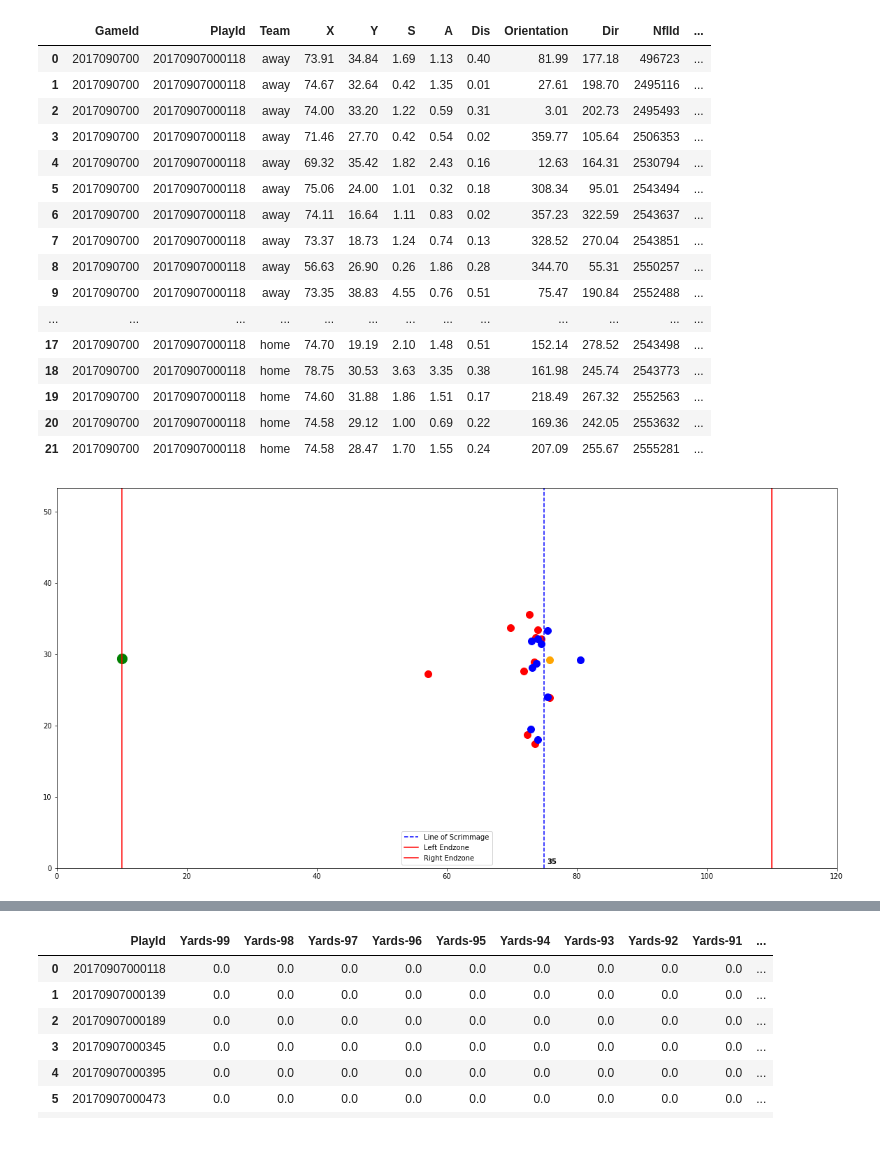
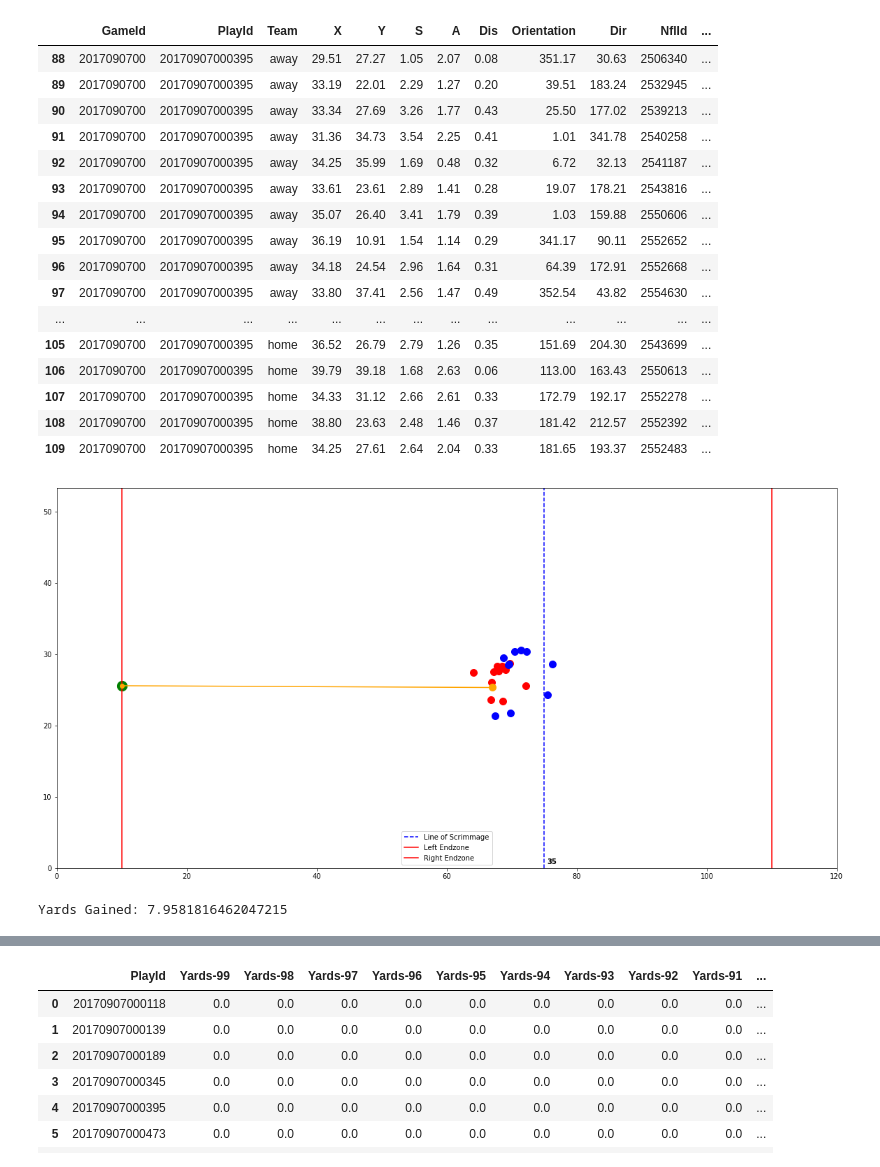
Before and after one commit to shonepatil/HDSI-NFL-Project, a Jupyter notebook: Basic Pursuit Vector-V2.ipynb, the cells around one changed output, grey strips where cells are left out. Cells and saved outputs as stored; diff of their text form; code cells hidden in the pictures.

```diff
--- a/Basic Pursuit Vector-V2.ipynb
+++ b/Basic Pursuit Vector-V2.ipynb
@@ -146,25 +177,25 @@ class Player:
         return self.ID == self.rush_ID
 # %%
 pd.set_option('display.max_columns', None)
-df[df['PlayId'] == 20170907000118]#20181230154157 20170907000118 20170907000395
+df[df['PlayId'] == 20170907000395]#20181230154157 20170907000118 20170907000395 20170910003296
 # %% [output]
 |  | GameId | PlayId | Team | X | Y | S | A | Dis | Orientation | Dir | NflId | ... |
-| 0 | 2017090700 | 20170907000118 | away | 73.91 | 34.84 | 1.69 | 1.13 | 0.40 | 81.99 | 177.18 | 496723 | ... |
-| 1 | 2017090700 | 20170907000118 | away | 74.67 | 32.64 | 0.42 | 1.35 | 0.01 | 27.61 | 198.70 | 2495116 | ... |
-| 2 | 2017090700 | 20170907000118 | away | 74.00 | 33.20 | 1.22 | 0.59 | 0.31 | 3.01 | 202.73 | 2495493 | ... |
-| 3 | 2017090700 | 20170907000118 | away | 71.46 | 27.70 | 0.42 | 0.54 | 0.02 | 359.77 | 105.64 | 2506353 | ... |
-| 4 | 2017090700 | 20170907000118 | away | 69.32 | 35.42 | 1.82 | 2.43 | 0.16 | 12.63 | 164.31 | 2530794 | ... |
-| 5 | 2017090700 | 20170907000118 | away | 75.06 | 24.00 | 1.01 | 0.32 | 0.18 | 308.34 | 95.01 | 2543494 | ... |
-| 6 | 2017090700 | 20170907000118 | away | 74.11 | 16.64 | 1.11 | 0.83 | 0.02 | 357.23 | 322.59 | 2543637 | ... |
-| 7 | 2017090700 | 20170907000118 | away | 73.37 | 18.73 | 1.24 | 0.74 | 0.13 | 328.52 | 270.04 | 2543851 | ... |
-| 8 | 2017090700 | 20170907000118 | away | 56.63 | 26.90 | 0.26 | 1.86 | 0.28 | 344.70 | 55.31 | 2550257 | ... |
-| 9 | 2017090700 | 20170907000118 | away | 73.35 | 38.83 | 4.55 | 0.76 | 0.51 | 75.47 | 190.84 | 2552488 | ... |
+| 88 | 2017090700 | 20170907000395 | away | 29.51 | 27.27 | 1.05 | 2.07 | 0.08 | 351.17 | 30.63 | 2506340 | ... |
+| 89 | 2017090700 | 20170907000395 | away | 33.19 | 22.01 | 2.29 | 1.27 | 0.20 | 39.51 | 183.24 | 2532945 | ... |
+| 90 | 2017090700 | 20170907000395 | away | 33.34 | 27.69 | 3.26 | 1.77 | 0.43 | 25.50 | 177.02 | 2539213 | ... |
+| 91 | 2017090700 | 20170907000395 | away | 31.36 | 34.73 | 3.54 | 2.25 | 0.41 | 1.01 | 341.78 | 2540258 | ... |
+| 92 | 2017090700 | 20170907000395 | away | 34.25 | 35.99 | 1.69 | 0.48 | 0.32 | 6.72 | 32.13 | 2541187 | ... |
+| 93 | 2017090700 | 20170907000395 | away | 33.61 | 23.61 | 2.89 | 1.41 | 0.28 | 19.07 | 178.21 | 2543816 | ... |
+| 94 | 2017090700 | 20170907000395 | away | 35.07 | 26.40 | 3.41 | 1.79 | 0.39 | 1.03 | 159.88 | 2550606 | ... |
+| 95 | 2017090700 | 20170907000395 | away | 36.19 | 10.91 | 1.54 | 1.14 | 0.29 | 341.17 | 90.11 | 2552652 | ... |
+| 96 | 2017090700 | 20170907000395 | away | 34.18 | 24.54 | 2.96 | 1.64 | 0.31 | 64.39 | 172.91 | 2552668 | ... |
+| 97 | 2017090700 | 20170907000395 | away | 33.80 | 37.41 | 2.56 | 1.47 | 0.49 | 352.54 | 43.82 | 2554630 | ... |
 | ... | ... | ... | ... | ... | ... | ... | ... | ... | ... | ... | ... | ... |
-| 17 | 2017090700 | 20170907000118 | home | 74.70 | 19.19 | 2.10 | 1.48 | 0.51 | 152.14 | 278.52 | 2543498 | ... |
-| 18 | 2017090700 | 20170907000118 | home | 78.75 | 30.53 | 3.63 | 3.35 | 0.38 | 161.98 | 245.74 | 2543773 | ... |
-| 19 | 2017090700 | 20170907000118 | home | 74.60 | 31.88 | 1.86 | 1.51 | 0.17 | 218.49 | 267.32 | 2552563 | ... |
-| 20 | 2017090700 | 20170907000118 | home | 74.58 | 29.12 | 1.00 | 0.69 | 0.22 | 169.36 | 242.05 | 2553632 | ... |
-| 21 | 2017090700 | 20170907000118 | home | 74.58 | 28.47 | 1.70 | 1.55 | 0.24 | 207.09 | 255.67 | 2555281 | ... |
+| 105 | 2017090700 | 20170907000395 | home | 36.52 | 26.79 | 2.79 | 1.26 | 0.35 | 151.69 | 204.30 | 2543699 | ... |
+| 106 | 2017090700 | 20170907000395 | home | 39.79 | 39.18 | 1.68 | 2.63 | 0.06 | 113.00 | 163.43 | 2550613 | ... |
+| 107 | 2017090700 | 20170907000395 | home | 34.33 | 31.12 | 2.66 | 2.61 | 0.33 | 172.79 | 192.17 | 2552278 | ... |
+| 108 | 2017090700 | 20170907000395 | home | 38.80 | 23.63 | 2.48 | 1.46 | 0.37 | 181.42 | 212.57 | 2552392 | ... |
+| 109 | 2017090700 | 20170907000395 | home | 34.25 | 27.61 | 2.64 | 2.04 | 0.33 | 181.65 | 193.37 | 2552483 | ... |
 # %%
 class Play:
     def __init__(self, play_ID, increment):
@@ -219,6 +250,8 @@ class Play:
         # plot target location for rusher
         plt.scatter(self.rusher.target_x, self.rusher.target_y, s = 200, color = 'Green')
 
+        plt.plot([self.rusher.x, self.rusher.target_x], [self.rusher.y, self.rusher.target_y], 'ro-', color = "Orange")
+
     def plot_rusher(self):
 
         self.setup_field()
@@ -256,6 +289,10 @@ class Play:
         self.rusher.set_target(None, defense)
         self.rusher.update()
 
+        for player in offense:
+            player.set_target(None, defense)
+            player.update()
+
         for player in defense:
             if player.tackle_attempted:
                 continue
@@ -267,44 +304,44 @@ class Play:
             if dist < 1.0:# tackle radius = 1.0 yards
                 player.tackle(self.rusher)
 
-        for player in offense:
-            player.set_target(None, defense)
-            player.update()
-
 
 inc = 0.1
 play = Play(20170907000118, inc) # 20170907000118 20170907000395 20170910003296
 # Allows you to step through play based on given increment
 # play.plot()
 # plt.pause(0.0001)
-# for i in range(int(5 / inc)):
+# for i in range(int(3 / inc)):
 #     input()
 #     clear_output(wait=True)
 #     play.update()
 #     play.plot()
 #     plt.pause(0.0001)
+
+#     if play.rusher.tackled:
+#         break
 
 # Animation to see play sim
 play.plot()
 plt.pause(0.0001)
 for i in range(int(3/ inc)):
     time.sleep(0.1)
     clear_output(wait=True)
     play.update()
     play.plot()
     plt.pause(0.0001)
 
     if play.rusher.tackled:
         break
 
 if play.rusher.play_direct == 'right':
     play.yards = play.rusher.x - play.scrimmage
 else:
     play.yards = play.scrimmage - play.rusher.x
 
 print("Yards Gained: " + str(play.yards))
 # %% [output]
-[figure, old version]
+[figure, new version]
+Yards Gained: 7.9581816462047215
 # %%
 %%timeit
 inc = 0.1
```
Also changed, not shown: parts of 3 cells of this notebook.
